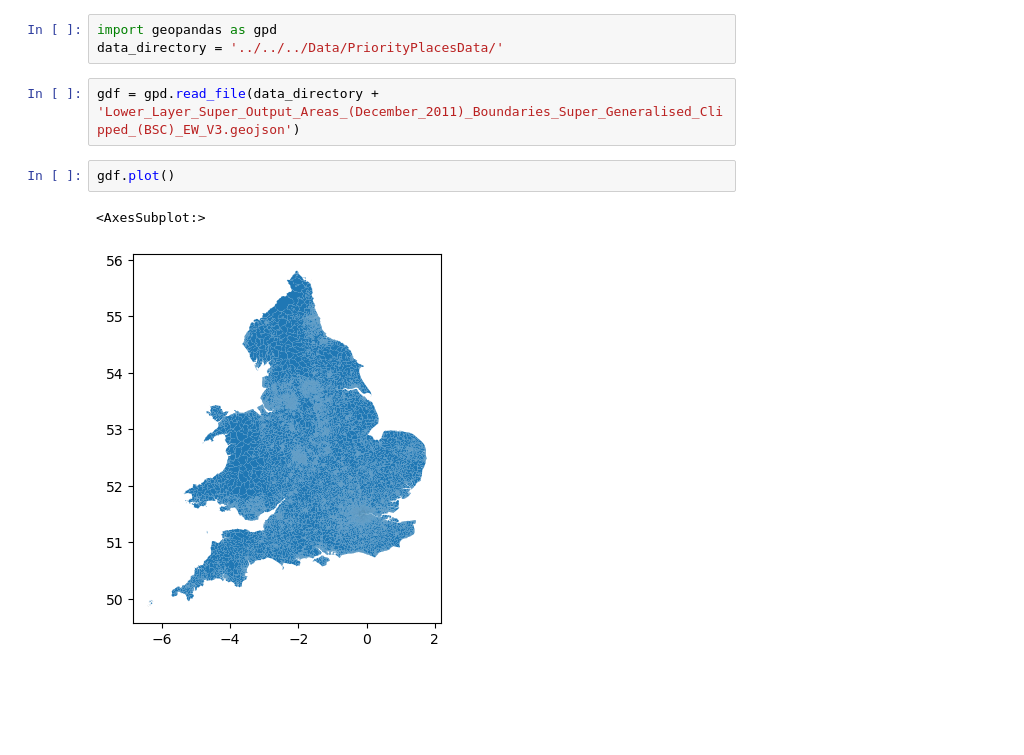
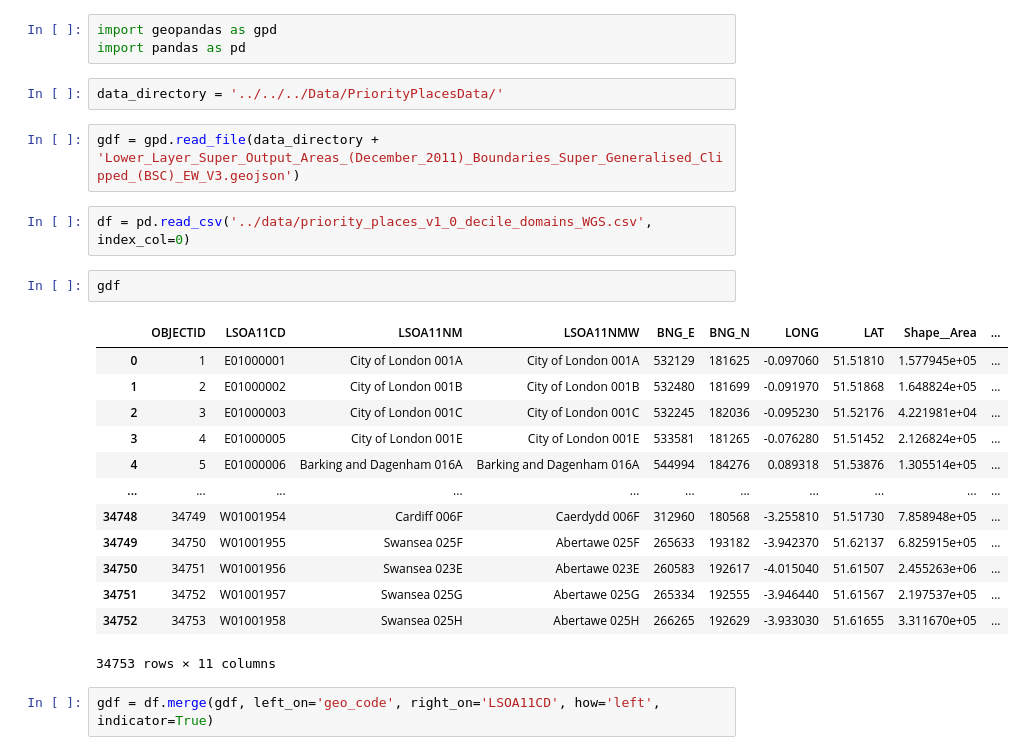
Before and after one commit to Leeds-CDRC/priority-places-explorer, a Jupyter notebook: notebooks/choropleth_play.ipynb, the cells around one changed output. Drawn from its saved outputs; the diff is of its cells as text; blank space fills up the shorter version.

```diff
--- a/notebooks/choropleth_play.ipynb
+++ b/notebooks/choropleth_play.ipynb
@@ -1,10 +1,27 @@
-# %%
-import geopandas as gpd
-data_directory = '../../../Data/PriorityPlacesData/'
+# %%
+import geopandas as gpd
+import pandas as pd
+# %%
+data_directory = '../../../Data/PriorityPlacesData/'
 # %%
 gdf = gpd.read_file(data_directory + 'Lower_Layer_Super_Output_Areas_(December_2011)_Boundaries_Super_Generalised_Clipped_(BSC)_EW_V3.geojson')
 # %%
-gdf.plot()
+df = pd.read_csv('../data/priority_places_v1_0_decile_domains_WGS.csv', index_col=0)
-# %% [output]
-<AxesSubplot:>
-[figure, removed]
+# %%
+gdf
+# %% [output]
+|  | OBJECTID | LSOA11CD | LSOA11NM | LSOA11NMW | BNG_E | BNG_N | LONG | LAT | Shape__Area | ... |
+| 0 | 1 | E01000001 | City of London 001A | City of London 001A | 532129 | 181625 | -0.097060 | 51.51810 | 1.577945e+05 | ... |
+| 1 | 2 | E01000002 | City of London 001B | City of London 001B | 532480 | 181699 | -0.091970 | 51.51868 | 1.648824e+05 | ... |
+| 2 | 3 | E01000003 | City of London 001C | City of London 001C | 532245 | 182036 | -0.095230 | 51.52176 | 4.221981e+04 | ... |
+| 3 | 4 | E01000005 | City of London 001E | City of London 001E | 533581 | 181265 | -0.076280 | 51.51452 | 2.126824e+05 | ... |
+| 4 | 5 | E01000006 | Barking and Dagenham 016A | Barking and Dagenham 016A | 544994 | 184276 | 0.089318 | 51.53876 | 1.305514e+05 | ... |
+| ... | ... | ... | ... | ... | ... | ... | ... | ... | ... | ... |
+| 34748 | 34749 | W01001954 | Cardiff 006F | Caerdydd 006F | 312960 | 180568 | -3.255810 | 51.51730 | 7.858948e+05 | ... |
+| 34749 | 34750 | W01001955 | Swansea 025F | Abertawe 025F | 265633 | 193182 | -3.942370 | 51.62137 | 6.825915e+05 | ... |
+| 34750 | 34751 | W01001956 | Swansea 023E | Abertawe 023E | 260583 | 192617 | -4.015040 | 51.61507 | 2.455263e+06 | ... |
+| 34751 | 34752 | W01001957 | Swansea 025G | Abertawe 025G | 265334 | 192555 | -3.946440 | 51.61567 | 2.197537e+05 | ... |
+| 34752 | 34753 | W01001958 | Swansea 025H | Abertawe 025H | 266265 | 192629 | -3.933030 | 51.61655 | 3.311670e+05 | ... |
+34753 rows × 11 columns
+# %%
+gdf = df.merge(gdf, left_on='geo_code', right_on='LSOA11CD', how='left', indicator=True)
```
Also changed, not shown: parts of 3 cells of this notebook, 3 other files.
